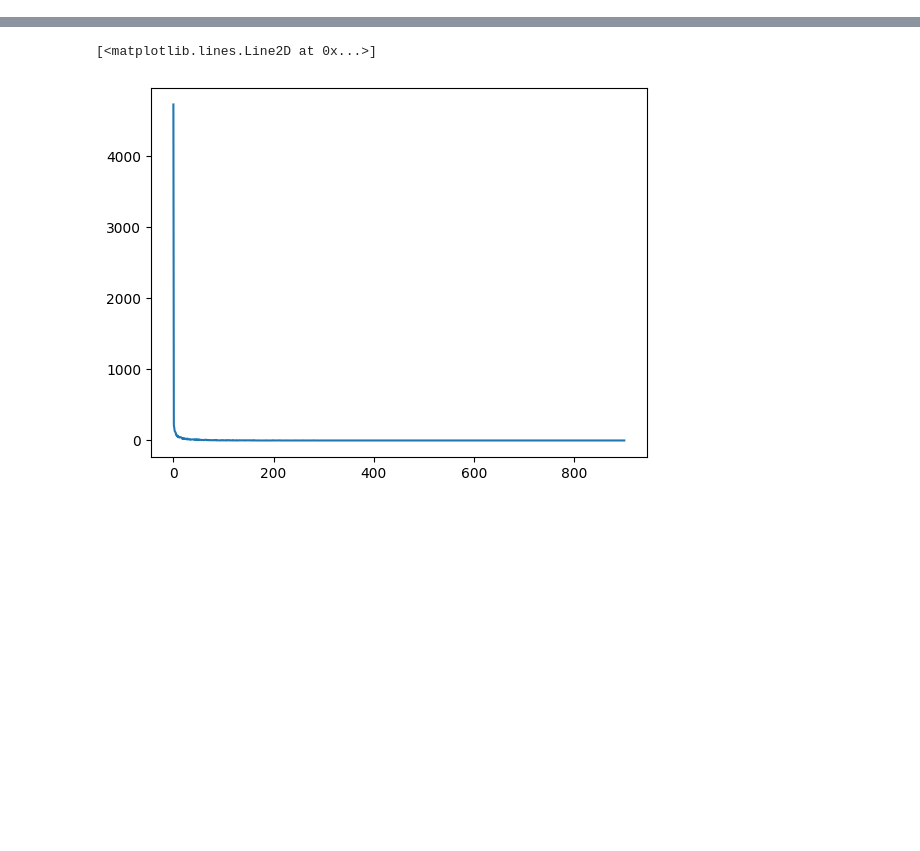
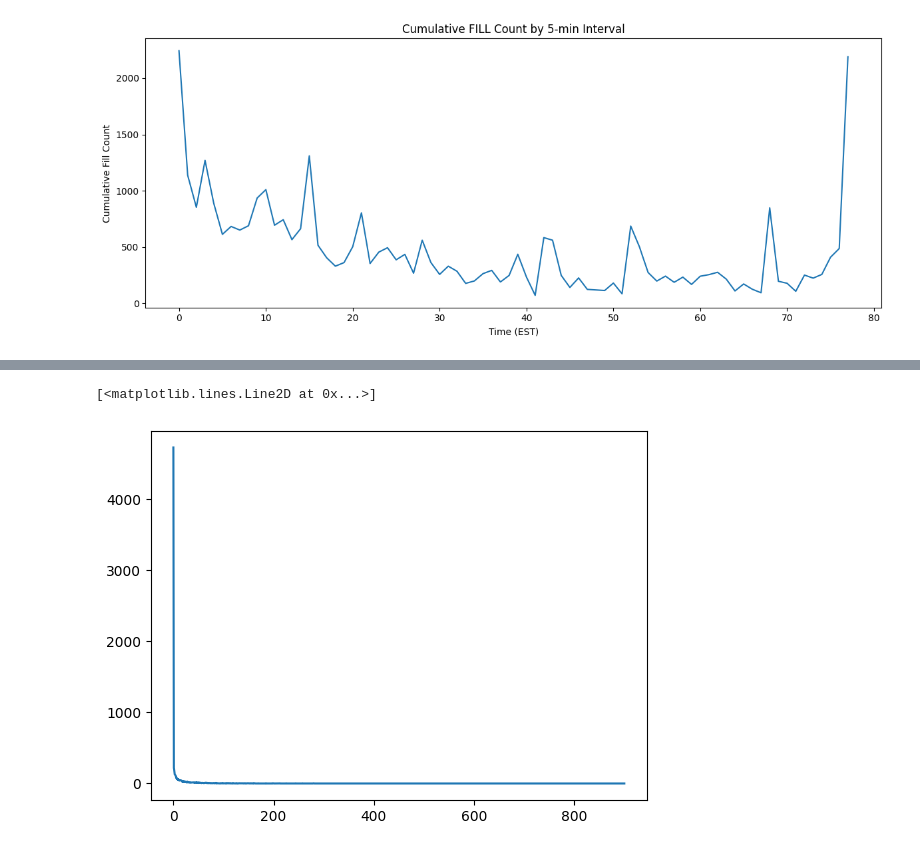
Before and after one commit to chenyu0516/lob_research, a Jupyter notebook: scripts/data_analyze.ipynb, the cells around one changed output, grey strips where cells are left out. Drawn from its saved outputs; the diff is of its cells as text; code cells hidden in the pictures; blank space fills up the shorter version.

```diff
--- a/scripts/data_analyze.ipynb
+++ b/scripts/data_analyze.ipynb
@@ -58,0 +67,13 @@ import numpy as np
+# %%
+fig, ax = plt.subplots(figsize=(12, 5))
+
+ax.plot(range(len(counts)),counts)
+
+ax.set_title("Cumulative FILL Count by 5-min Interval")
+ax.set_xlabel("Time (EST)")
+ax.set_ylabel("Cumulative Fill Count")
+
+plt.tight_layout()
+plt.show()
+# %% [output]
+[figure, added]
```
Also changed, not shown: parts of 17 cells of this notebook, 5 other files.
